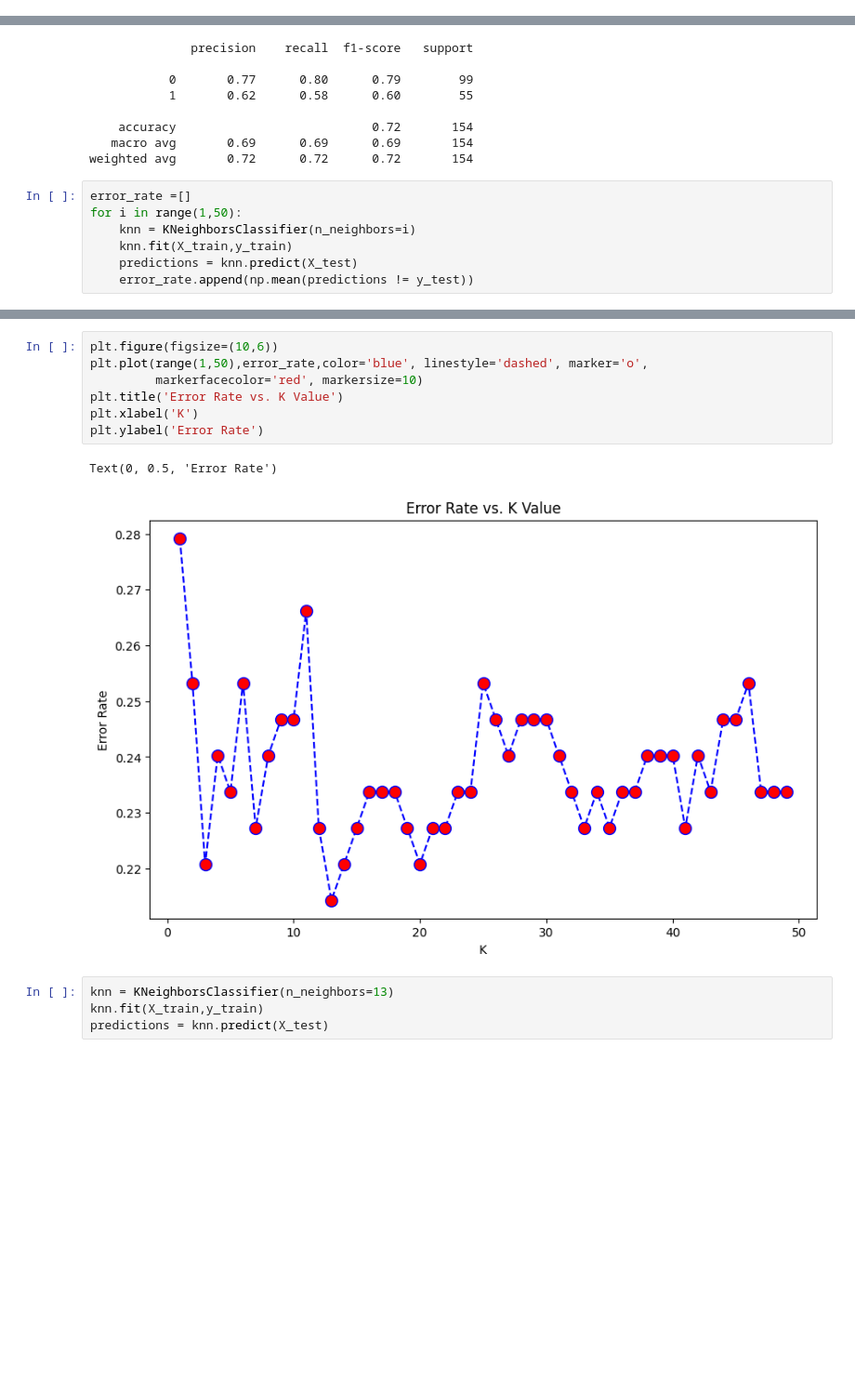
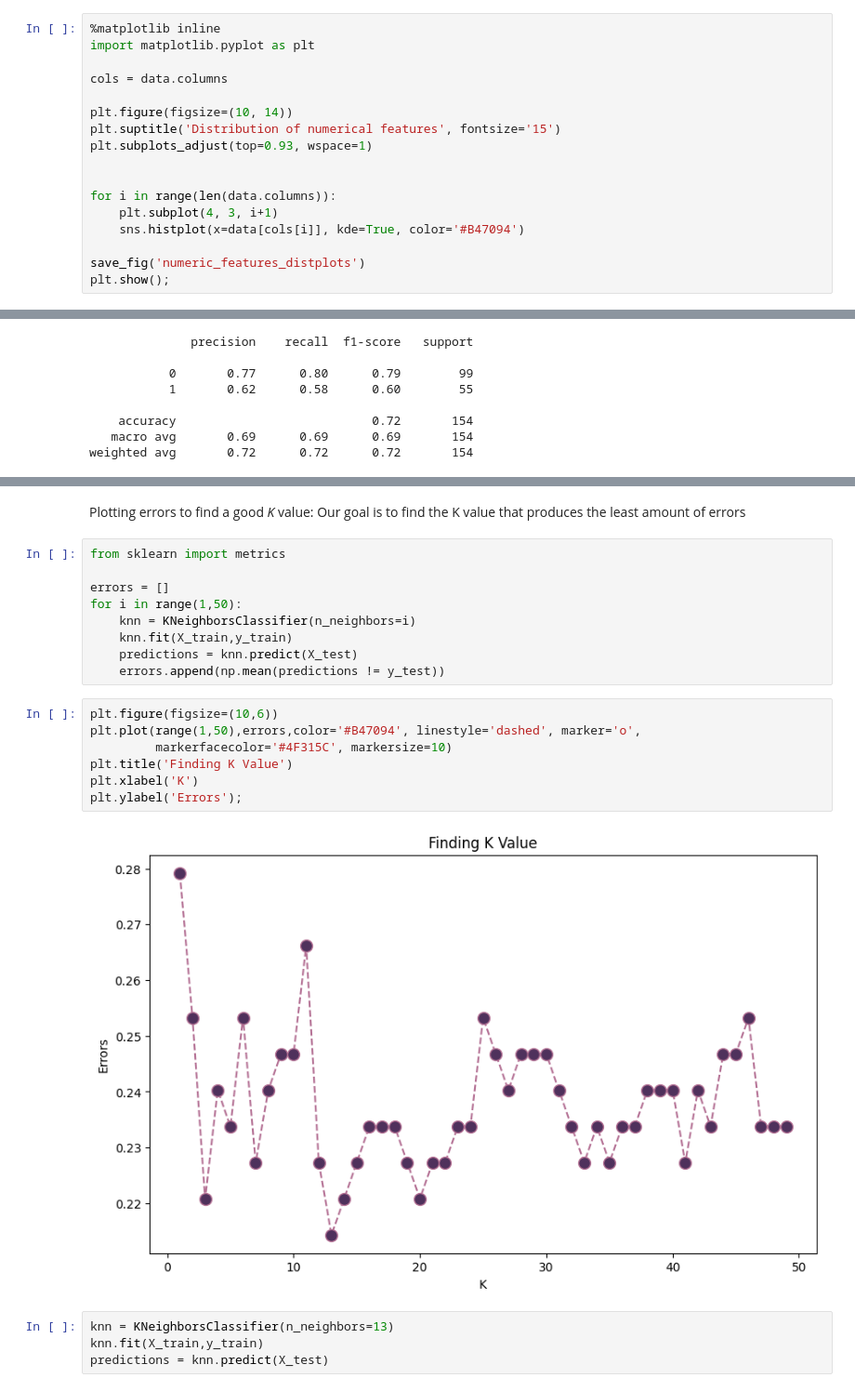
Before and after one commit to lauxpaux/diabetes_classification, a Jupyter notebook: diabetes_prediction-knn.ipynb, the cells around one changed output, grey strips where cells are left out. Shown at 93% size. Saved outputs shown, nothing was run; the diff lists cells and outputs as text; blank space fills up the shorter version.

```diff
--- a/diabetes_prediction-knn.ipynb
+++ b/diabetes_prediction-knn.ipynb
@@ -68,0 +85,17 @@ memory usage: 54.1 KB
+# %%
+%matplotlib inline
+import matplotlib.pyplot as plt
+
+cols = data.columns
+
+plt.figure(figsize=(10, 14))
+plt.suptitle('Distribution of numerical features', fontsize='15')
+plt.subplots_adjust(top=0.93, wspace=1)
+
+
+for i in range(len(data.columns)):
+    plt.subplot(4, 3, i+1)
+    sns.histplot(x=data[cols[i]], kde=True, color='#B47094')
+
+save_fig('numeric_features_distplots')
+plt.show();
@@ -133,10 +176,3 @@ print(classification_report(y_test,predictions))
     accuracy                           0.72       154
    macro avg       0.69      0.69      0.69       154
 weighted avg       0.72      0.72      0.72       154
-# %%
-error_rate =[]
-for i in range(1,50):
-    knn = KNeighborsClassifier(n_neighbors=i)
-    knn.fit(X_train,y_train)
-    predictions = knn.predict(X_test)
-    error_rate.append(np.mean(predictions != y_test))
@@ -143,13 +235,23 @@ for i in range(1,50):
+# %% [markdown]
+Plotting errors to find a good *K* value: Our goal is to find the K value that produces the least amount of errors
+# %%
+from sklearn import metrics
+
+errors = []
+for i in range(1,50):
+    knn = KNeighborsClassifier(n_neighbors=i)
+    knn.fit(X_train,y_train)
+    predictions = knn.predict(X_test)
+    errors.append(np.mean(predictions != y_test))
 # %%
 plt.figure(figsize=(10,6))
-plt.plot(range(1,50),error_rate,color='blue', linestyle='dashed', marker='o',
-         markerfacecolor='red', markersize=10)
-plt.title('Error Rate vs. K Value')
+plt.plot(range(1,50),errors,color='#B47094', linestyle='dashed', marker='o',
+         markerfacecolor='#4F315C', markersize=10)
+plt.title('Finding K Value')
 plt.xlabel('K')
-plt.ylabel('Error Rate')
+plt.ylabel('Errors');
 # %% [output]
-Text(0, 0.5, 'Error Rate')
-[figure, old version]
+[figure, new version]
 # %%
 knn = KNeighborsClassifier(n_neighbors=13)
 knn.fit(X_train,y_train)
```
Also changed, not shown: parts of 27 cells of this notebook, 2 other files.
